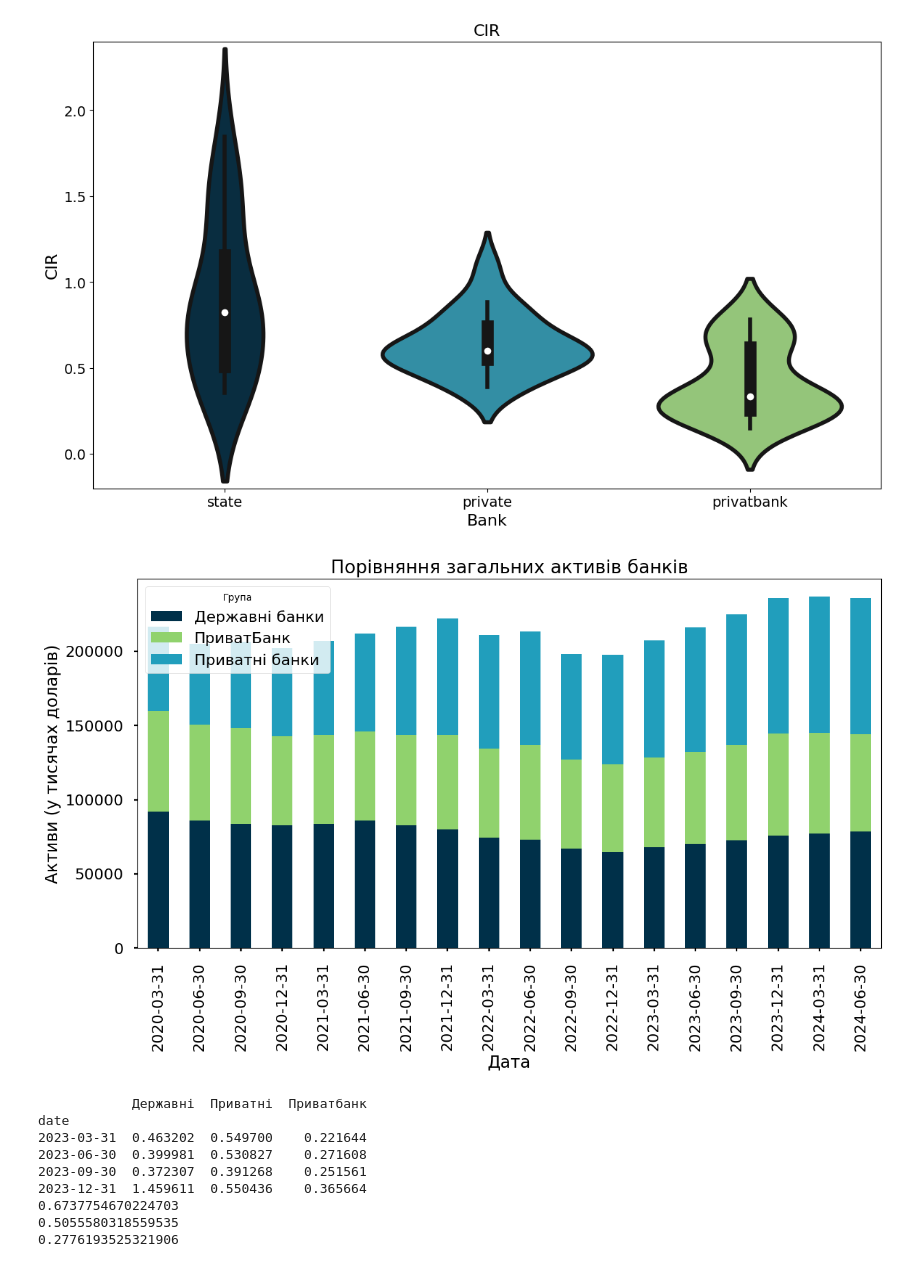
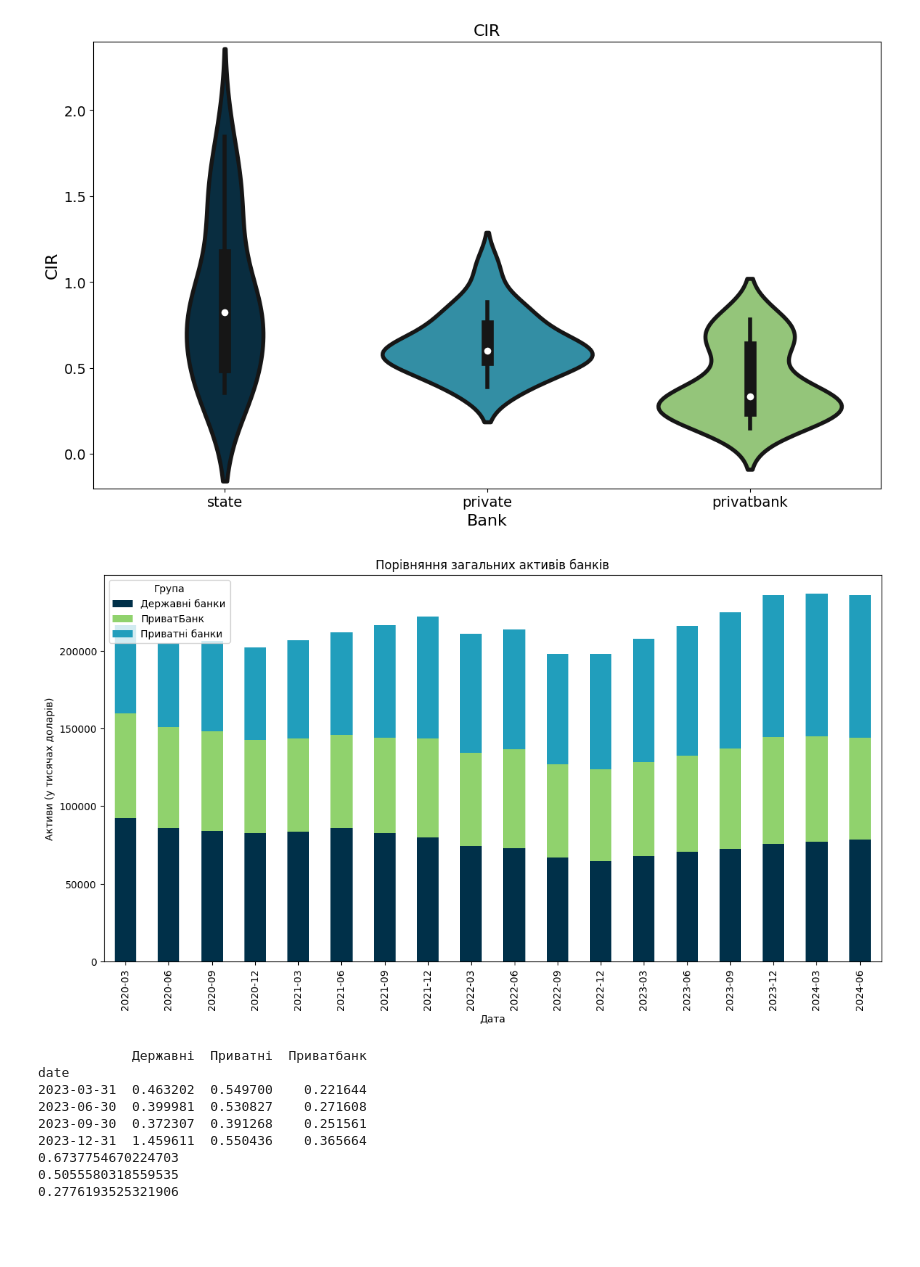
Before and after one commit to Lkupybida/ClothesIndustryAnalysys, a Jupyter notebook: banks.ipynb, the cells around one changed output. Drawn from its saved outputs; the diff is of its cells as text; code cells hidden in the pictures; blank space fills up the shorter version.

Commit message:
assets plots

```diff
--- a/banks.ipynb
+++ b/banks.ipynb
@@ -379,35 +379,37 @@ privatbank = 'privatbank'
 state_banks_df['Державні банки'] = state_banks_df[state_banks].sum(axis=1)
 private_banks_df['Приватні банки'] = private_banks_df[private_banks].sum(axis=1)
 
 # Select only necessary columns
 state_banks_df = state_banks_df[['Державні банки', privatbank]]
 private_banks_df = private_banks_df[['Приватні банки']]
 
 # Combine dataframes
 combined_df = state_banks_df.join(private_banks_df)
 combined_df = combined_df / 1000
-combined_df.rename(columns={privatbank: 'ПриватБанк'}, inplace=True)
+combined_df.index = combined_df.index.str[:7]
 # Modify the last row values
 last_index = combined_df.index[-1]
 combined_df.loc[last_index] = combined_df.loc[last_index] / 2 * 3
+combined_df.rename(columns={privatbank: 'ПриватБанк'}, inplace=True)
+combined_df.to_csv("new.csv")
 
 # Colors for the plot
 colors = {
     'Державні банки': '#003049',
     'ПриватБанк': '#90D26D',
     'Приватні банки': '#219EBC'
 }
 
 # Plot
 fig, ax = plt.subplots(figsize=(14, 7))
 combined_df.plot(kind='bar', stacked=True, ax=ax, color=[colors[col] for col in combined_df.columns])
 plt.title('Порівняння загальних активів банків')
 plt.xlabel('Дата')
 plt.ylabel('Активи (у тисячах доларів)')
 plt.legend(title='Група', loc='upper left')
 plt.show()
 # %% [output]
-[figure, old version]
+[figure, new version]
 # %%
 # Load total_income.csv and total_assets.csv
 df_state_profit = pd.read_csv('data/quarterly/profit.csv', index_col=0)
```
Also changed, not shown: 1 other file.
